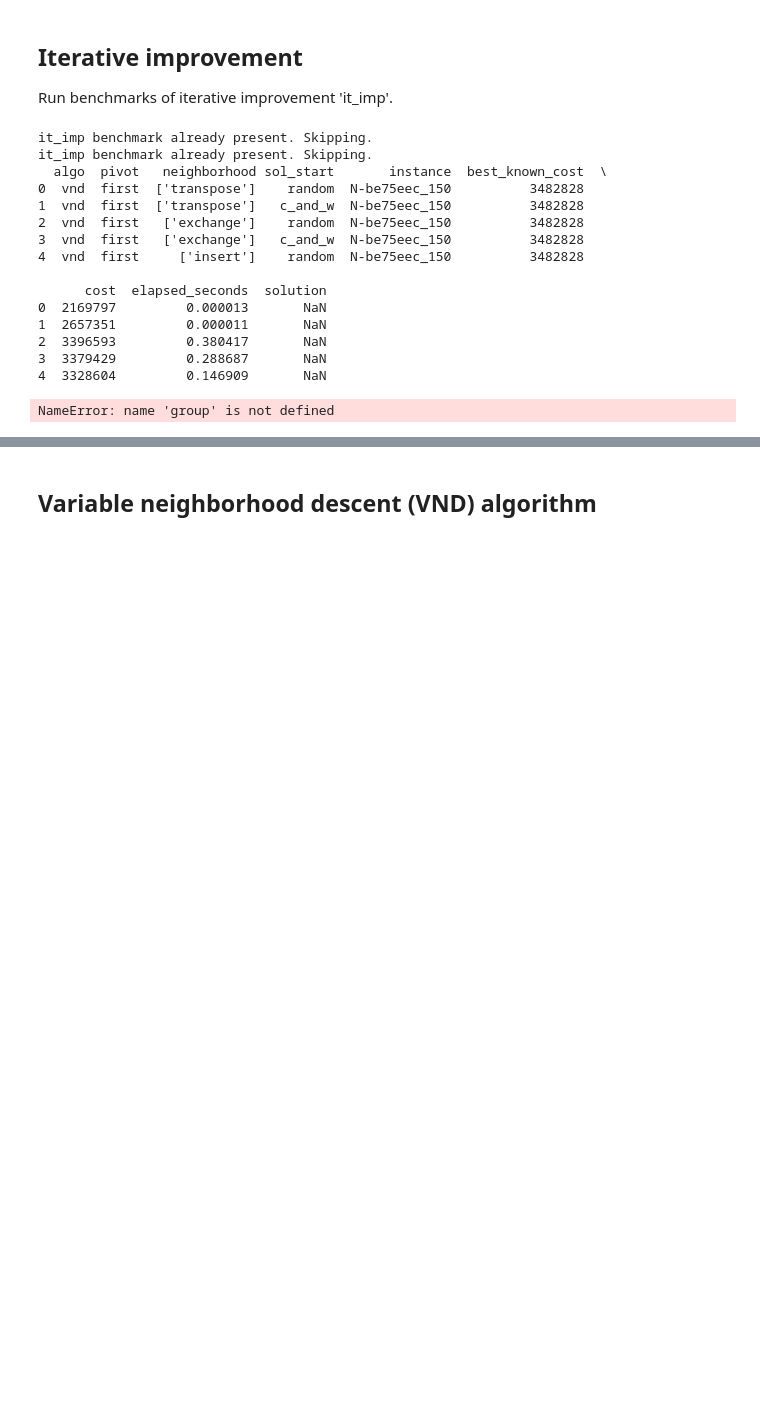
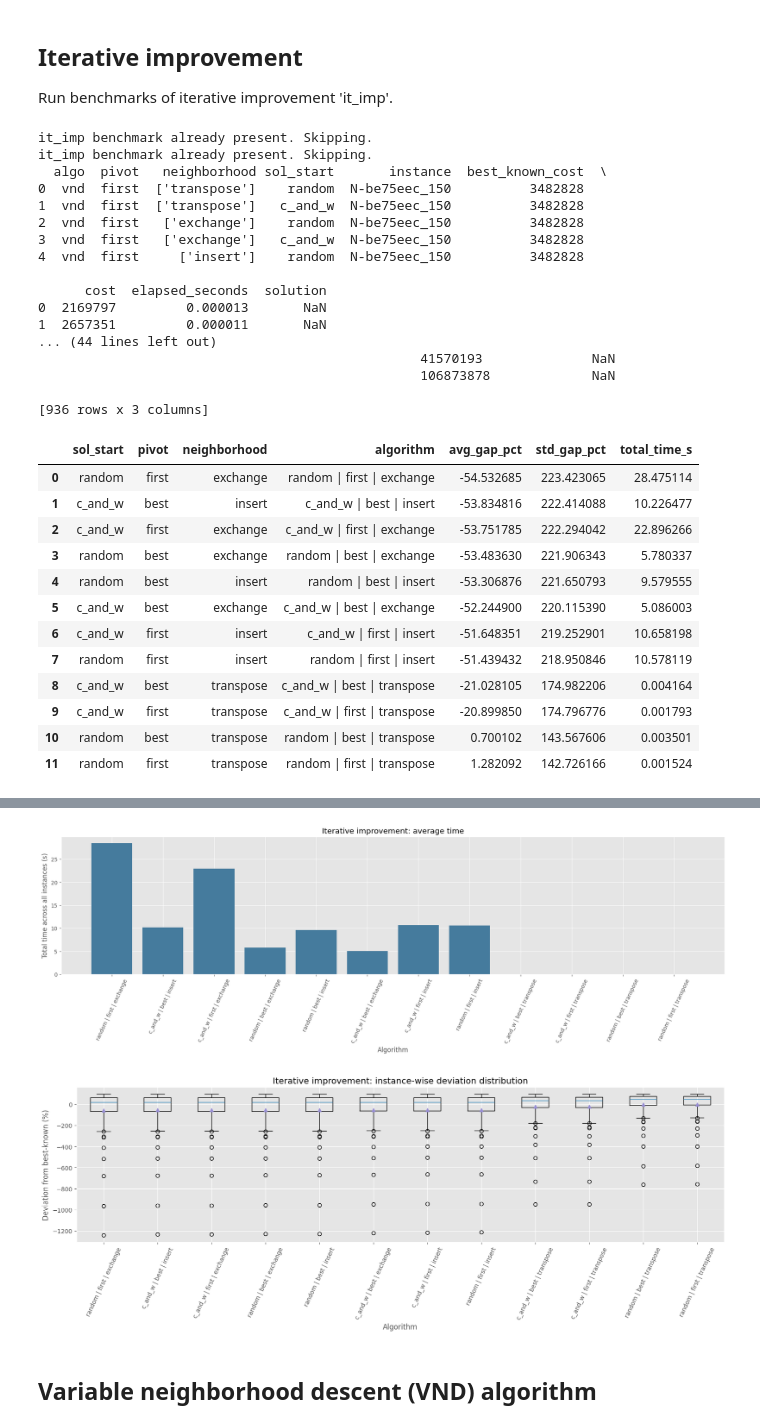
Before and after one commit to mbontrid/heuristic_optimization_lop, a Jupyter notebook: analysis/analysis.ipynb, the cells around one changed output, grey strips where cells are left out. Saved outputs shown, nothing was run; the diff lists cells and outputs as text; code cells hidden in the pictures; blank space fills up the shorter version.

```diff
--- a/analysis/analysis.ipynb
+++ b/analysis/analysis.ipynb
@@ -21,0 +24,10 @@ from scipy.stats import ttest_rel, wilcoxon
+# %%
+
+# benchmark parameters
+N_WORKERS = -1
+N_RUNS = 1
+# Guard to avoid benchmarks
+RUN_BENCH = False
+
+
+results_groups = {'cost', 'elapsed_seconds', 'solution'}
@@ -51,17 +66,8 @@ bench_out = {
     "ils_param": PATH_TO_OUTPUT_ILS_PARAM,
 }
 
-# convenience ordered list for loops
-benches = list(bench_out.items())
-
-# benchmark parameters
-N_WORKERS = -1
-N_RUNS = 1
-# Guard to avoid benchmarks
-RUN_BENCH = True
-
-
-results_groups = {'cost', 'elapsed_seconds', 'solution'}
+# list for loops
+benchmark_out = list(bench_out.items())
 # %% [markdown]
 ### functions
 # %%
@@ -337,7 +399,7 @@ Run benchmarks of iterative improvement 'it_imp'.
 ensure_benchmark("it_imp", PATH_TO_OUTPUT_IT_IMP)
 df = load_benchmark("it_imp")
 print(df.head())
-print(group.first())
+print(group_by_instance(df).first())
 
 
 df_it_imp = load_results(PATH_TO_OUTPUT_IT_IMP)
@@ -361,7 +423,11 @@ it_summary = (
 )
 it_summary.to_csv(PATH_TO_OUT / "it_im_summary_stats.csv", index=False)
 
-it_gap_matrix = df_it_imp.pivot(index="instance", columns="algorithm", values="gap_pct")
+it_gap_matrix = (
+    df_it_imp.groupby(["instance", "algorithm"], as_index=False)["gap_pct"]
+    .mean()
+    .pivot(index="instance", columns="algorithm", values="gap_pct")
+)
 it_pairwise_tests = run_pairwise_tests(it_gap_matrix)
 it_pairwise_tests.to_csv(PATH_TO_OUT / "it_im_pairwise_tests.csv", index=False)
 
@@ -409,7 +475,21 @@ it_imp benchmark already present. Skipping.
       cost  elapsed_seconds  solution
 0  2169797         0.000013       NaN
 1  2657351         0.000011       NaN
-2  3396593         0.380417       NaN
-3  3379429         0.288687       NaN
-4  3328604         0.146909       NaN
+... (44 lines left out)
+                                                 41570193              NaN
+                                                 106873878             NaN
+
+[936 rows x 3 columns]
-NameError: name 'group' is not defined
+|  | sol_start | pivot | neighborhood | algorithm | avg_gap_pct | std_gap_pct | total_time_s |
+| 0 | random | first | exchange | random | first | exchange | -54.532685 | 223.423065 | 28.475114 |
+| 1 | c_and_w | best | insert | c_and_w | best | insert | -53.834816 | 222.414088 | 10.226477 |
+| 2 | c_and_w | first | exchange | c_and_w | first | exchange | -53.751785 | 222.294042 | 22.896266 |
+| 3 | random | best | exchange | random | best | exchange | -53.483630 | 221.906343 | 5.780337 |
+| 4 | random | best | insert | random | best | insert | -53.306876 | 221.650793 | 9.579555 |
+| 5 | c_and_w | best | exchange | c_and_w | best | exchange | -52.244900 | 220.115390 | 5.086003 |
+| 6 | c_and_w | first | insert | c_and_w | first | insert | -51.648351 | 219.252901 | 10.658198 |
+| 7 | random | first | insert | random | first | insert | -51.439432 | 218.950846 | 10.578119 |
+| 8 | c_and_w | best | transpose | c_and_w | best | transpose | -21.028105 | 174.982206 | 0.004164 |
+| 9 | c_and_w | first | transpose | c_and_w | first | transpose | -20.899850 | 174.796776 | 0.001793 |
+| 10 | random | best | transpose | random | best | transpose | 0.700102 | 143.567606 | 0.003501 |
+| 11 | random | first | transpose | random | first | transpose | 1.282092 | 142.726166 | 0.001524 |
@@ -416,3 +513,5 @@ NameError: name 'group' is not defined
+[figure, added]
+[figure, added]
 # %% [markdown]
 ## Variable neighborhood descent (VND) algorithm
 # %%
```
Also changed, not shown: parts of 9 cells of this notebook, 3 other files.
